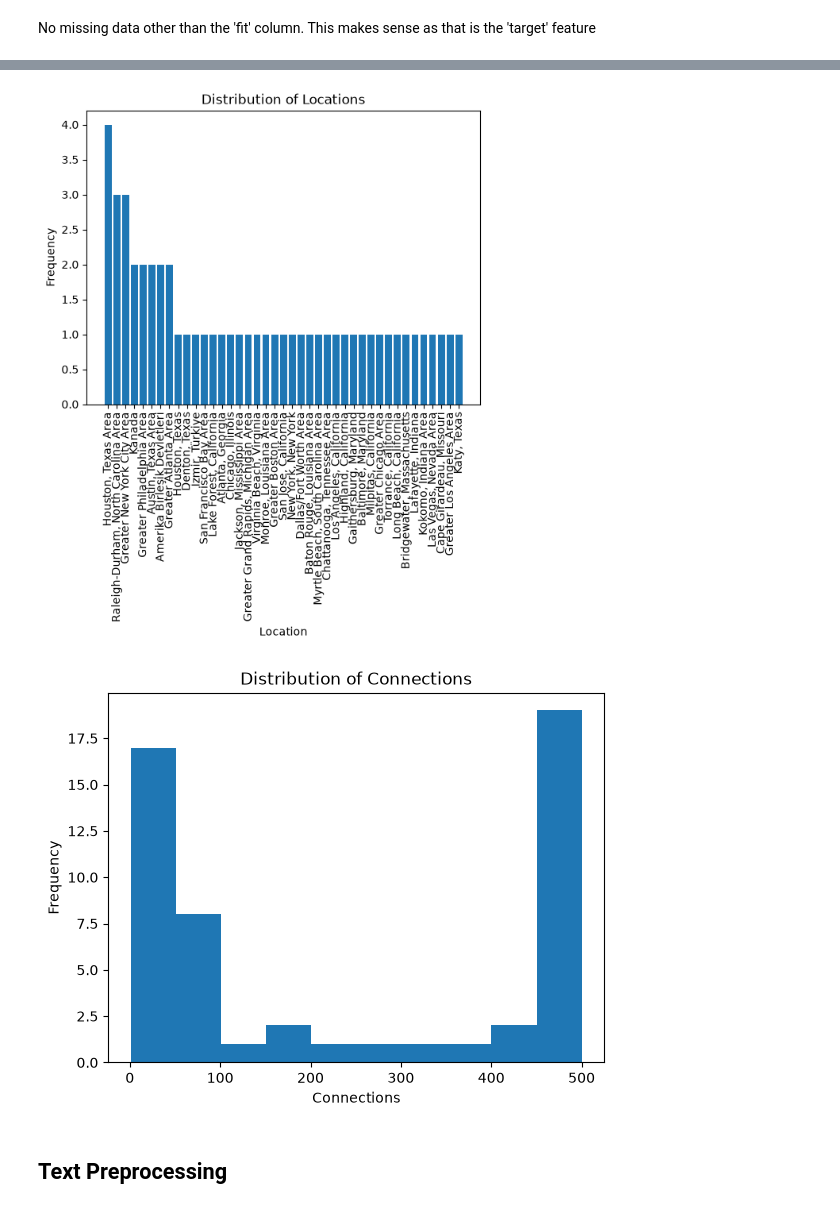
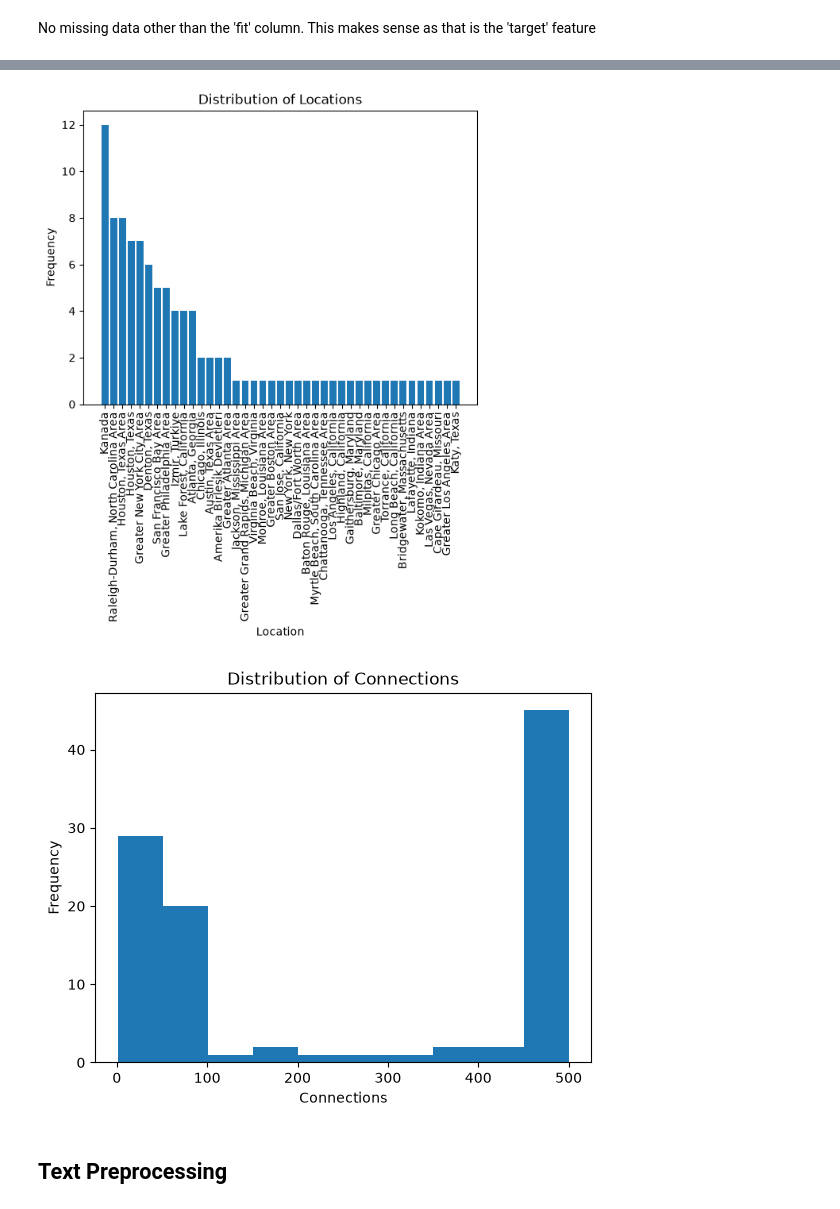
Before and after one commit to megmkr/PotentialTalents, a Jupyter notebook: notebooks/eda.ipynb, the cells around one changed output, grey strips where cells are left out. Cells and saved outputs as stored; diff of their text form; code cells hidden in the pictures.

```diff
--- a/notebooks/eda.ipynb
+++ b/notebooks/eda.ipynb
@@ -50,11 +50,13 @@ memory usage: 4.2 KB
 # %% [markdown]
 No missing data other than the 'fit' column. This makes sense as that is the 'target' feature
 # %%
-#drop ID, not needed since it gives no characteristic information
-data_clean = data.drop(columns='id')
+#copy data to create a clean version for manipulation
+data_clean = data.copy()
+
 #convert connections column to numeric
-data_clean['connection'] = data_clean['connection'].replace(to_replace=r'500\+\s*',value=500, regex=True)
-data_clean['connection'] = pd.to_numeric(data_clean['connection'])
+data_clean['connection_clean'] = data_clean['connection'].copy()
+data_clean['connection_clean'] = data_clean['connection_clean'].replace(to_replace=r'500\+\s*',value=500, regex=True)
+data_clean['connection_clean'] = pd.to_numeric(data_clean['connection_clean'])
 data_clean.info()
 # %% [output]
 <class 'pandas.DataFrame'>
@@ -71,4 +85,4 @@ memory usage: 3.4 KB
 # %%
 
-data_clean.drop_duplicates(keep='first', inplace=True)
-data_clean.shape
+#data_clean.drop_duplicates(keep='first', inplace=True)
+#data_clean.shape
@@ -98,17 +107,17 @@ plt.title("Distribution of Locations")
 
 plt.show()
 # %% [output]
-[figure, old version]
+[figure, new version]
 # %%
-data_clean["connection"].plot(kind="hist", bins=10)
+data_clean["connection_clean"].plot(kind="hist", bins=10)
 
 plt.xlabel("Connections")
 plt.ylabel("Frequency")
 plt.title("Distribution of Connections")
 
 plt.show()
 # %% [output]
-[figure, old version]
+[figure, new version]
 # %% [markdown]
 ## Text Preprocessing
 # %% [markdown]
```
Also changed, not shown: parts of 16 cells of this notebook, 2 other files.
